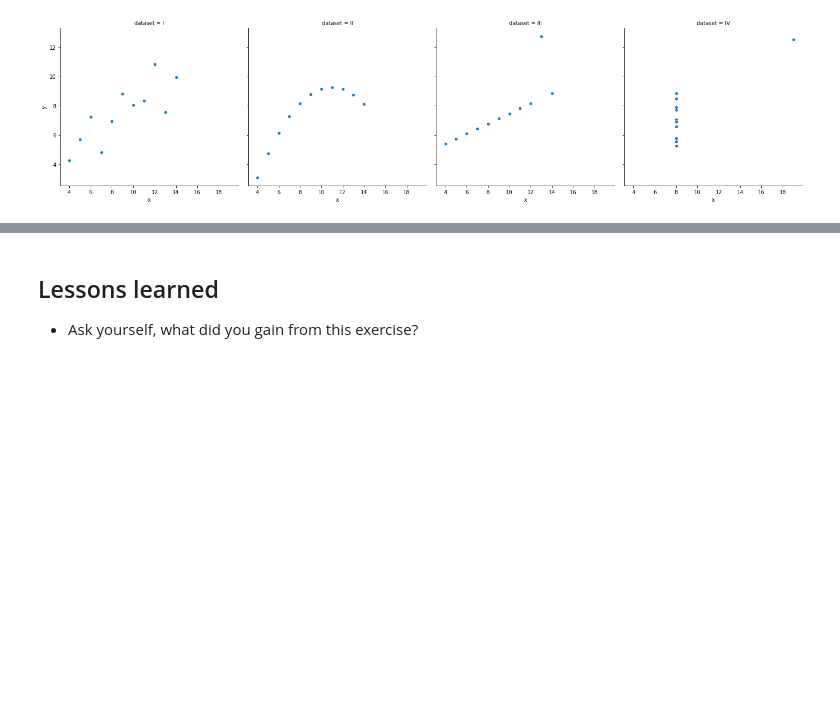
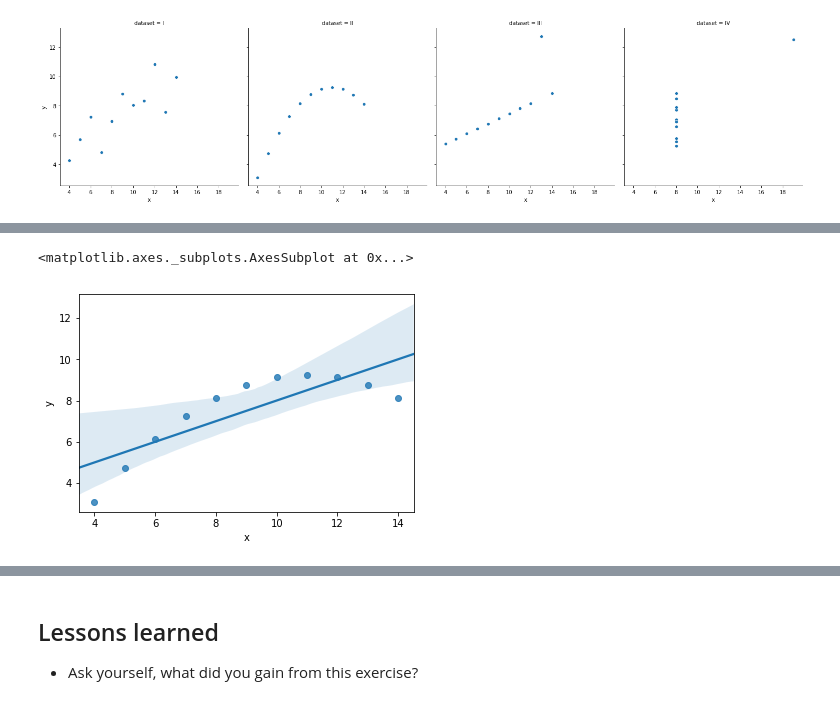
Before and after one commit to ryanorsinger/intro-to-machine-learning-workshop, a Jupyter notebook: describe-vizualize-data.ipynb, the cells around one changed output, grey strips where cells are left out. Saved outputs shown, nothing was run; the diff lists cells and outputs as text; code cells hidden in the pictures; blank space fills up the shorter version.

```diff
--- a/describe-vizualize-data.ipynb
+++ b/describe-vizualize-data.ipynb
@@ -226,0 +237,5 @@ sns.relplot(x='x', y='y', col='dataset', data=quartet)
+# %%
+sns.regplot("x", 'y', second)
+# %% [output]
+<matplotlib.axes._subplots.AxesSubplot at 0x...>
+[figure, added]
```
Also changed, not shown: parts of 4 cells of this notebook.
